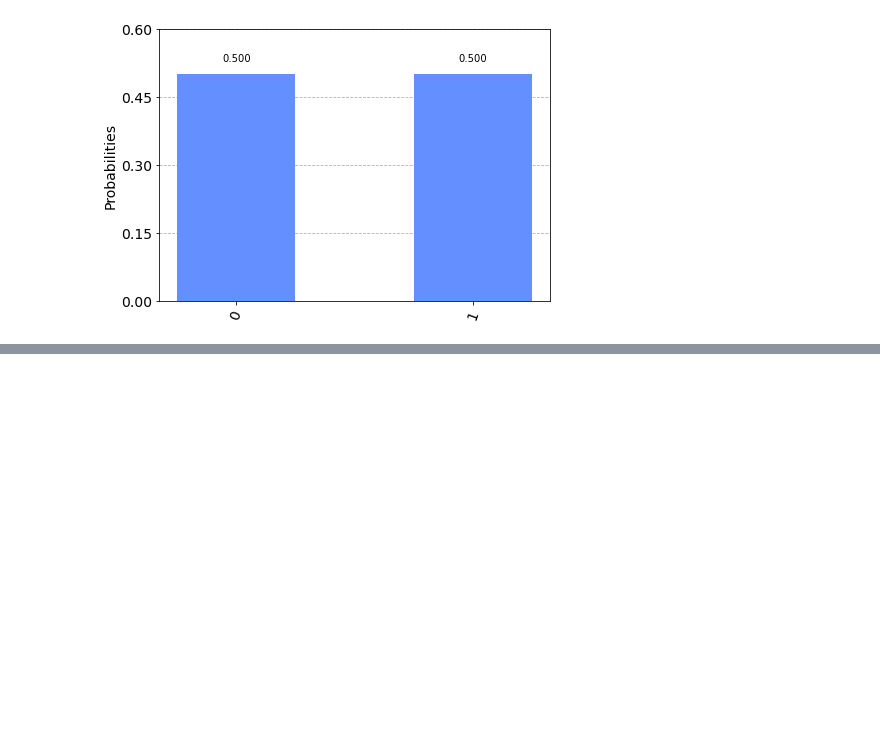
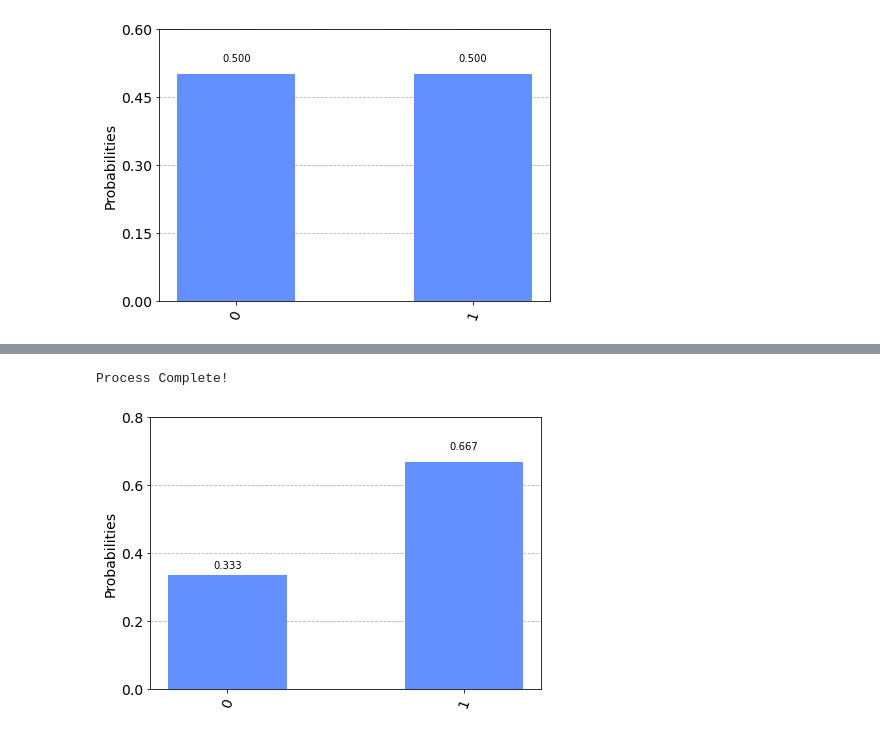
Before and after one commit to Chasmiccoder/IBM-Quantum-Challenges, a Jupyter notebook: Qiskit-Textbook/p02_Representing_Qubit_States.ipynb, the cells around one changed output, grey strips where cells are left out. Cells and saved outputs as stored; diff of their text form; code cells hidden in the pictures; blank space fills up the shorter version.

```diff
--- a/Qiskit-Textbook/p02_Representing_Qubit_States.ipynb
+++ b/Qiskit-Textbook/p02_Representing_Qubit_States.ipynb
@@ -114,3 +120,35 @@ For example, the probability of measuring $|0>$ when $|\psi>$ is measured along
 2) Alternative Measurement
 3) Global Phase
 4) The Observer Effect
+# %%
+# Exercise:
+# Create 2 Statevectors that will each give a 1/3 probabiltiy of measuring |0>
+# Verify that the probability of measuring  |1> for these two states is 2/3
+
+state1 = [sqrt(1/3), sqrt(2/3)]
+state2 = [sqrt(1/3), 1j * sqrt(2/3)]
+
+def runCircuit(initial_state):
+    qc = QuantumCircuit(1)
+    qc.initialize(initial_state, 0)
+    qc.save_statevector()
+
+    qc = transpile(qc, sim)
+    result = sim.run(qc).result()
+
+    out_state = result.get_statevector()
+
+    counts = result.get_counts()
+    return counts
+
+
+counts1 = runCircuit(state1)
+counts2 = runCircuit(state2)
+
+print("\nProcess Complete!")
+# %% [output]
+Process Complete!
+# %%
+plot_histogram(counts1)
+# %% [output]
+[figure, added]
```
Also changed, not shown: parts of 3 cells of this notebook, 1 other file.
